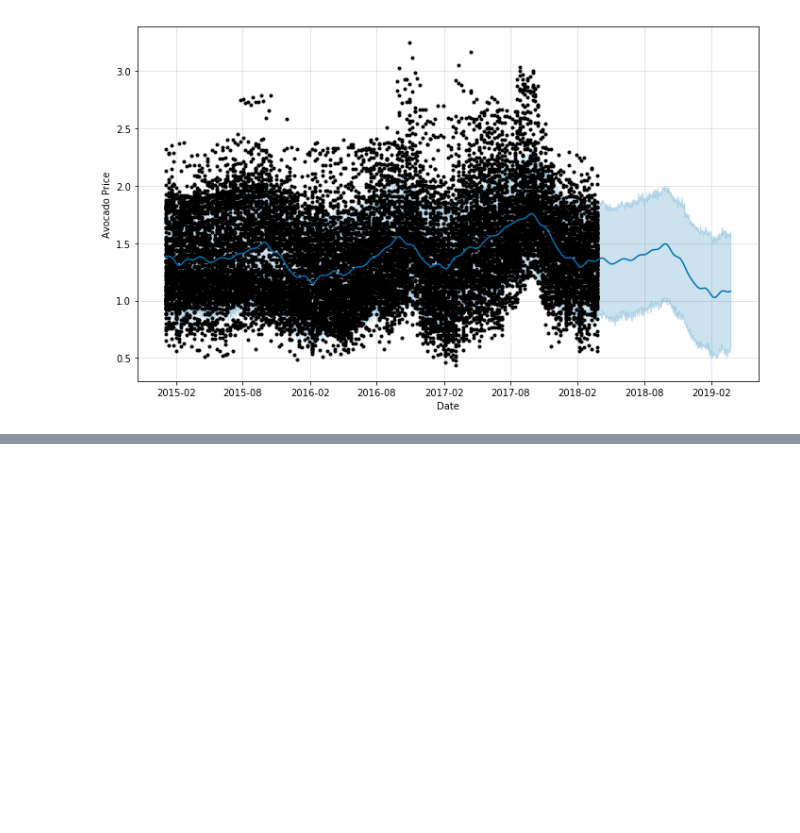
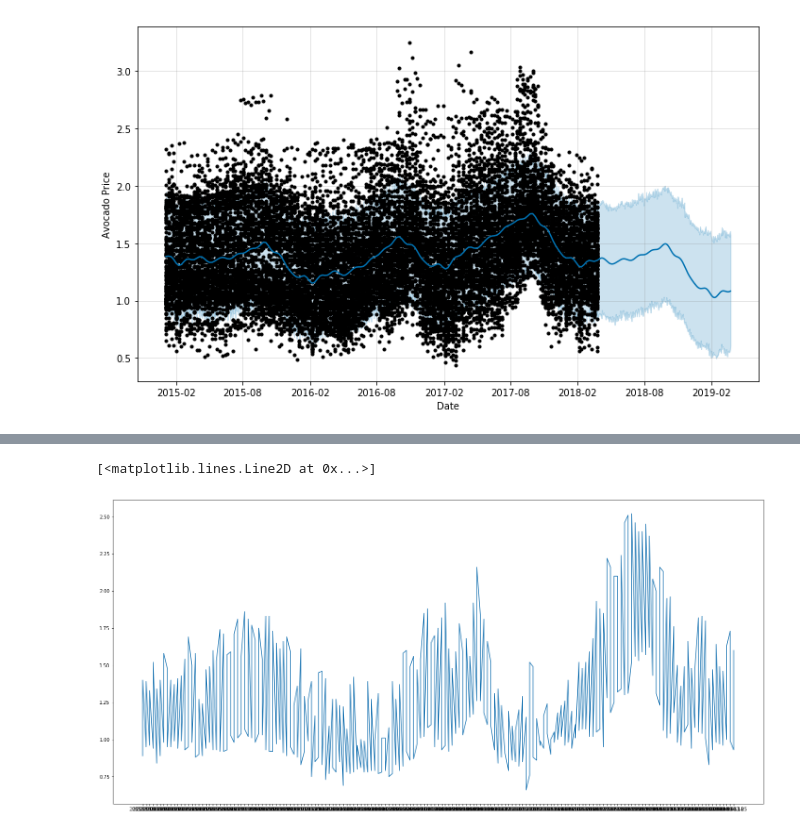
Before and after one commit to sagecodes/avocado-forecasting-fbprophet, a Jupyter notebook: Avocado-Forecast.ipynb, the cells around one changed output, grey strips where cells are left out. Drawn from its saved outputs; the diff is of its cells as text; code cells hidden in the pictures; blank space fills up the shorter version.

```diff
--- a/Avocado-Forecast.ipynb
+++ b/Avocado-Forecast.ipynb
@@ -175,0 +182,2 @@ figure = m.plot(forecast, xlabel = 'Date', ylabel = 'Avocado Price')
+# %%
+avocado_reg_df = pd.read_csv('../datasets/avocado/avocado.csv')
@@ -175,0 +193,2 @@ figure = m.plot(forecast, xlabel = 'Date', ylabel = 'Avocado Price')
+# %%
+avocado_west_df = avocado_reg_df[avocado_reg_df['region']=='West']
@@ -175,0 +204,2 @@ figure = m.plot(forecast, xlabel = 'Date', ylabel = 'Avocado Price')
+# %%
+avocado_west_df = avocado_west_df.sort_values('Date')
@@ -175,0 +227,7 @@ figure = m.plot(forecast, xlabel = 'Date', ylabel = 'Avocado Price')
+# %%
+# date vs avg price
+plt.figure(figsize = (25,12))
+plt.plot(avocado_west_df['Date'], avocado_west_df['AveragePrice'])
+# %% [output]
+[<matplotlib.lines.Line2D at 0x...>]
+[figure, added]
```
Also changed, not shown: parts of 14 cells of this notebook.
